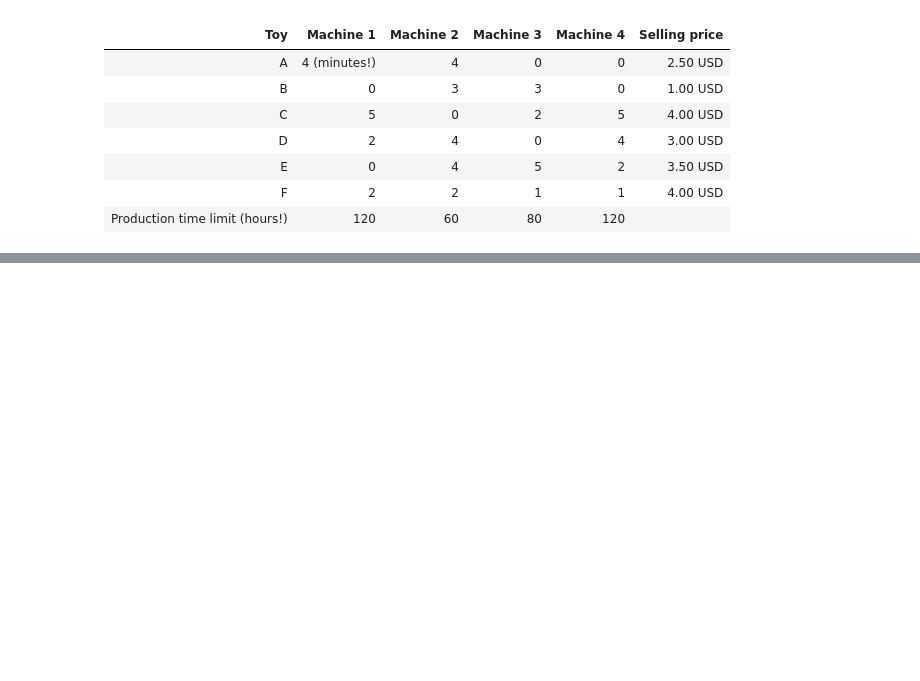
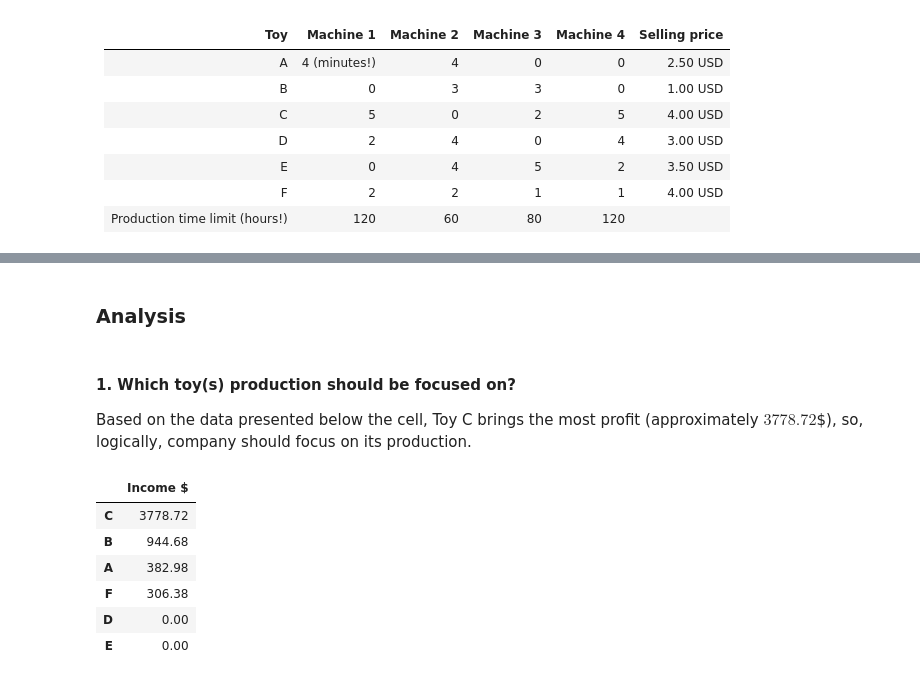
Before and after one commit to AndrewChmutov/operational-research, a Jupyter notebook: simplex/pulp.ipynb, the cells around one changed output, grey strips where cells are left out. Cells and saved outputs as stored; diff of their text form; code cells hidden in the pictures; blank space fills up the shorter version.

```diff
--- a/simplex/pulp.ipynb
+++ b/simplex/pulp.ipynb
@@ -182,0 +497,21 @@ Consider the total and partial values, i.e., considered for each toy A-F separat
+# %% [markdown]
+### Analysis
+# %% [markdown]
+#### 1. Which toy(s) production should be focused on?
+Based on the data presented below the cell, Toy C brings the most profit (approximately $3778.72$\$), so, logically, company should focus on its production.
+# %%
+(
+    (make_toys_count(model) * obj_price)
+    .rename("Income $")
+    .round(2)
+    .sort_values(ascending=False)
+    .to_frame()
+)
+# %% [output]
+|  | Income $ |
+| C | 3778.72 |
+| B | 944.68 |
+| A | 382.98 |
+| F | 306.38 |
+| D | 0.00 |
+| E | 0.00 |
```
Also changed, not shown: parts of 24 cells of this notebook.
